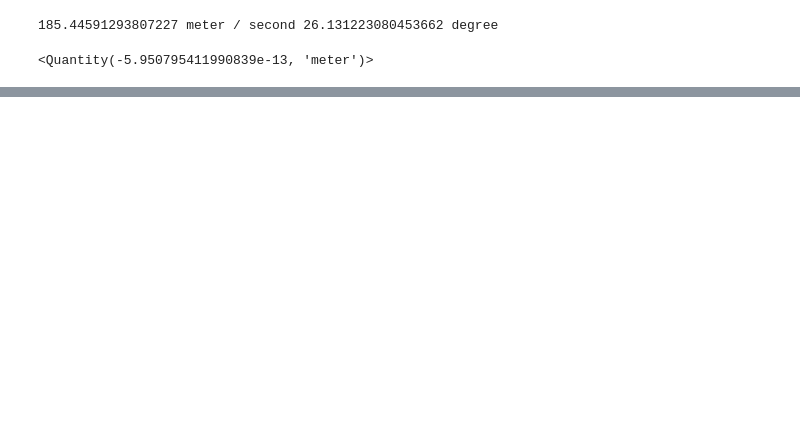
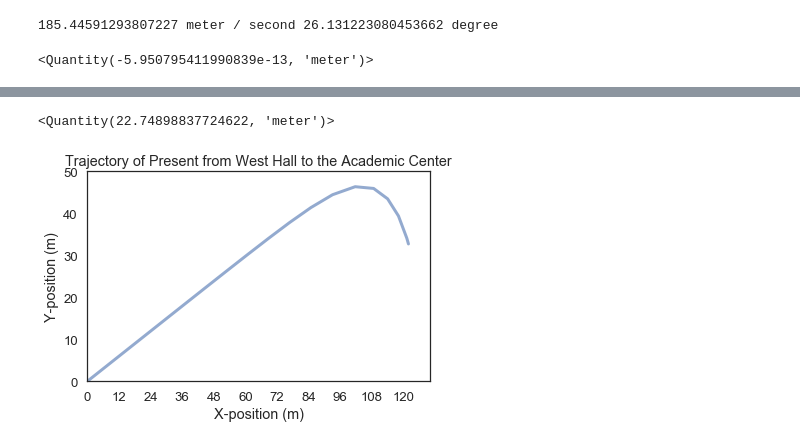
Before and after one commit to kgosbee/ModSimPy, a Jupyter notebook: code/Project 3.ipynb, the cells around one changed output, grey strips where cells are left out. Saved outputs shown, nothing was run; the diff lists cells and outputs as text; code cells hidden in the pictures; blank space fills up the shorter version.

```diff
--- a/code/Project 3.ipynb
+++ b/code/Project 3.ipynb
@@ -347,12 +382,20 @@ print(v_AC, angle_AC)
 params_AC = Params(params, velocity=v_AC, angle=angle_AC, h_end=height_AC, d_end=to_AC)
 system_AC = make_system(params_AC)
 error_func(params_AC.velocity, params_AC)
-print(params_AC)
+# %% [output]
+<Quantity(22.74898837724622, 'meter')>
 # %%
 resultsAC, detailsAC = run_ode_solver(system_AC, slope_func, method="RK45", max_step=0.5*s, events = event_func)
 detailsAC.message
+plt.xticks(np.linspace(0, 120, 11, endpoint=True))
+plt.yticks(np.linspace(0,100,11, endpoint=True))
+plt.xlim(0,130)
+plt.ylim(0,50)
+
 plot(resultsAC.x, resultsAC.y)
 decorate(xlabel='X-position (m)',
          ylabel='Y-position (m)',
          title='Trajectory of Present from West Hall to the Academic Center',
          legend=False)
+# %% [output]
+[figure, added]
```
Also changed, not shown: parts of 43 cells of this notebook.
